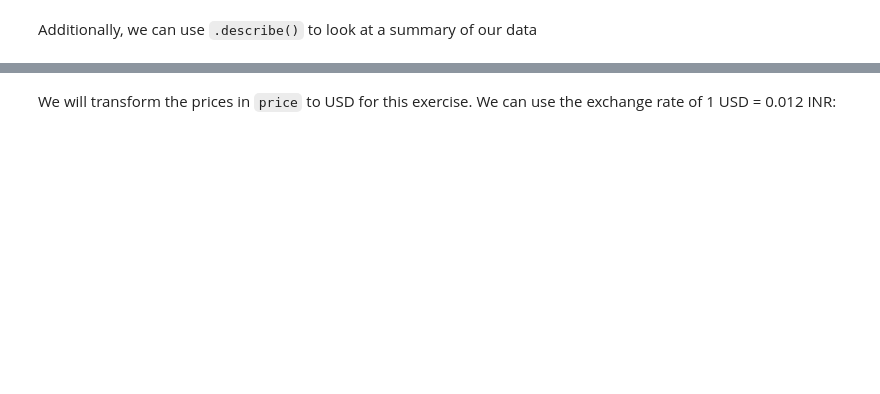
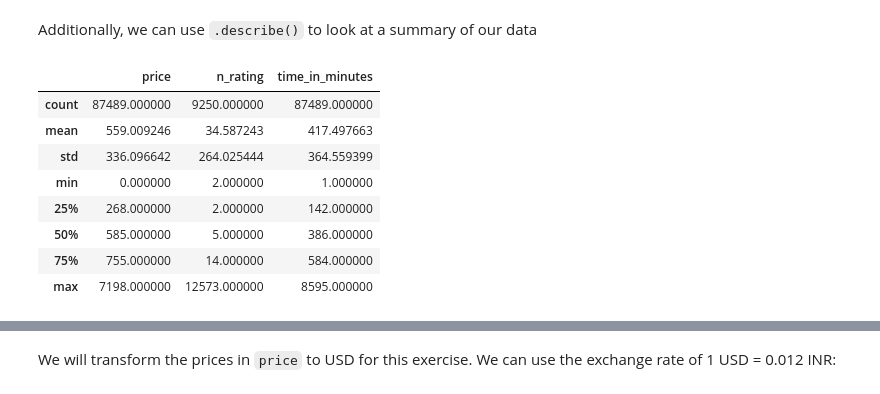
Before and after one commit to SirTee12/DataCamp-Code-Along-Projects, a Jupyter notebook: Cleaning-Data-in-Python/Cleaning_Audible_Data.ipynb, the cells around one changed output, grey strips where cells are left out. Cells and saved outputs as stored; diff of their text form; code cells hidden in the pictures; blank space fills up the shorter version.

```diff
--- a/Cleaning-Data-in-Python/Cleaning_Audible_Data.ipynb
+++ b/Cleaning-Data-in-Python/Cleaning_Audible_Data.ipynb
@@ -377,6 +381,17 @@ Let's create a histogram of the numeric columns to visually inspect ht ranges an
 Additionally, we can use `.describe()` to look at a summary of our data
 # %%
 # Look at the numeric columns
+audible.describe()
+# %% [output]
+|  | price | n_rating | time_in_minutes |
+| count | 87489.000000 | 9250.000000 | 87489.000000 |
+| mean | 559.009246 | 34.587243 | 417.497663 |
+| std | 336.096642 | 264.025444 | 364.559399 |
+| min | 0.000000 | 2.000000 | 1.000000 |
+| 25% | 268.000000 | 2.000000 | 142.000000 |
+| 50% | 585.000000 | 5.000000 | 386.000000 |
+| 75% | 755.000000 | 14.000000 | 584.000000 |
+| max | 7198.000000 | 12573.000000 | 8595.000000 |
 # %%
 # Look at the non numeric columns
 audible.describe(exclude=[np.number])
```
Also changed, not shown: parts of 13 cells of this notebook.
